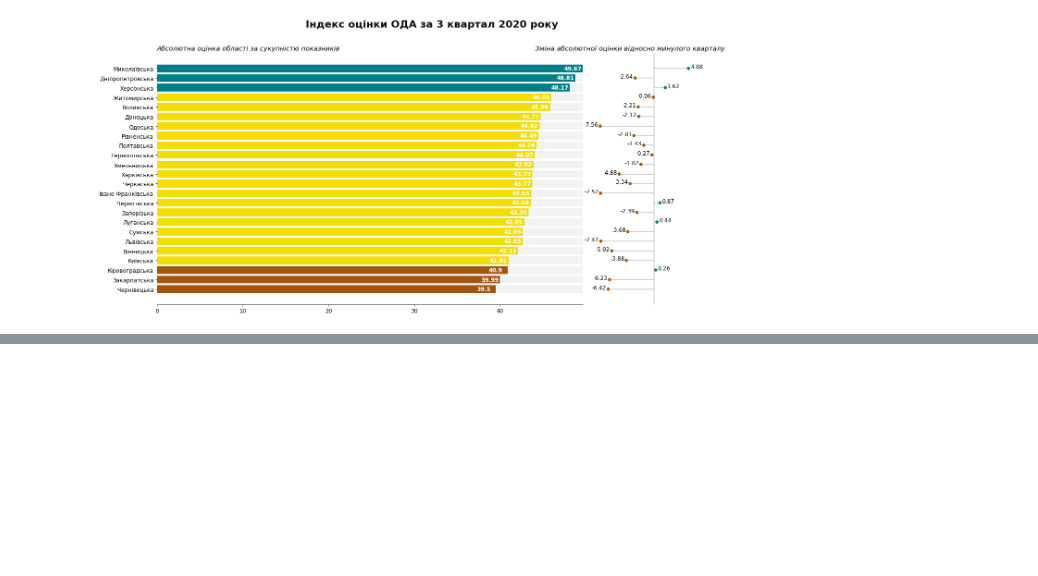
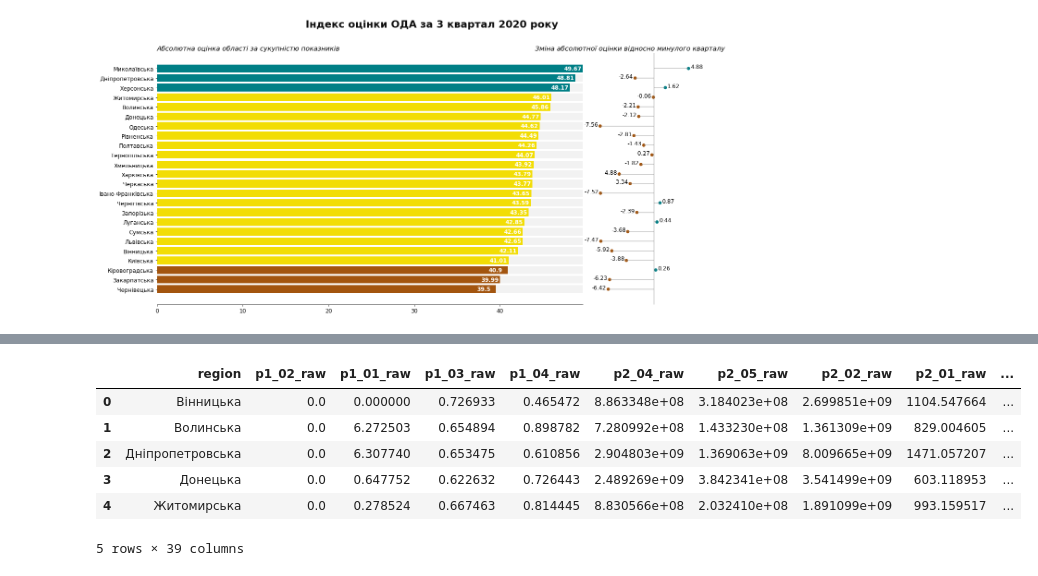
Before and after one commit to regional-development/index-2020-3, a Jupyter notebook: notebooks/visualize_test.ipynb, the cells around one changed output, grey strips where cells are left out. Cells and saved outputs as stored; diff of their text form; code cells hidden in the pictures; blank space fills up the shorter version.

```diff
--- a/notebooks/visualize_test.ipynb
+++ b/notebooks/visualize_test.ipynb
@@ -99,0 +121,19 @@ dynamic_rankings(
+# %%
+# сирі дані за поточний квартал
+data_raw = [pd.read_csv(f) for f in PATH_PROCESSED.rglob("*.csv") if "_raw" in f.parts[-1]]
+current_results_raw = merge_all(data_raw, on="region")
+current_results_raw.fillna(0, inplace=True)
+current_results_raw = current_results_raw.loc[
+    current_results_raw["region"].notnull() &
+    ~current_results_raw["region"].isin(["м.Київ", 0])
+].reset_index(drop=True)
+# %%
+current_results_raw.head(5)
+# %% [output]
+|  | region | p1_02_raw | p1_01_raw | p1_03_raw | p1_04_raw | p2_04_raw | p2_05_raw | p2_02_raw | p2_01_raw | ... |
+| 0 | Вінницька | 0.0 | 0.000000 | 0.726933 | 0.465472 | 8.863348e+08 | 3.184023e+08 | 2.699851e+09 | 1104.547664 | ... |
+| 1 | Волинська | 0.0 | 6.272503 | 0.654894 | 0.898782 | 7.280992e+08 | 1.433230e+08 | 1.361309e+09 | 829.004605 | ... |
+| 2 | Дніпропетровська | 0.0 | 6.307740 | 0.653475 | 0.610856 | 2.904803e+09 | 1.369063e+09 | 8.009665e+09 | 1471.057207 | ... |
+| 3 | Донецька | 0.0 | 0.647752 | 0.622632 | 0.726443 | 2.489269e+09 | 3.842341e+08 | 3.541499e+09 | 603.118953 | ... |
+| 4 | Житомирська | 0.0 | 0.278524 | 0.667463 | 0.814445 | 8.830566e+08 | 2.032410e+08 | 1.891099e+09 | 993.159517 | ... |
+5 rows × 39 columns
```
Also changed, not shown: parts of 6 cells of this notebook.
